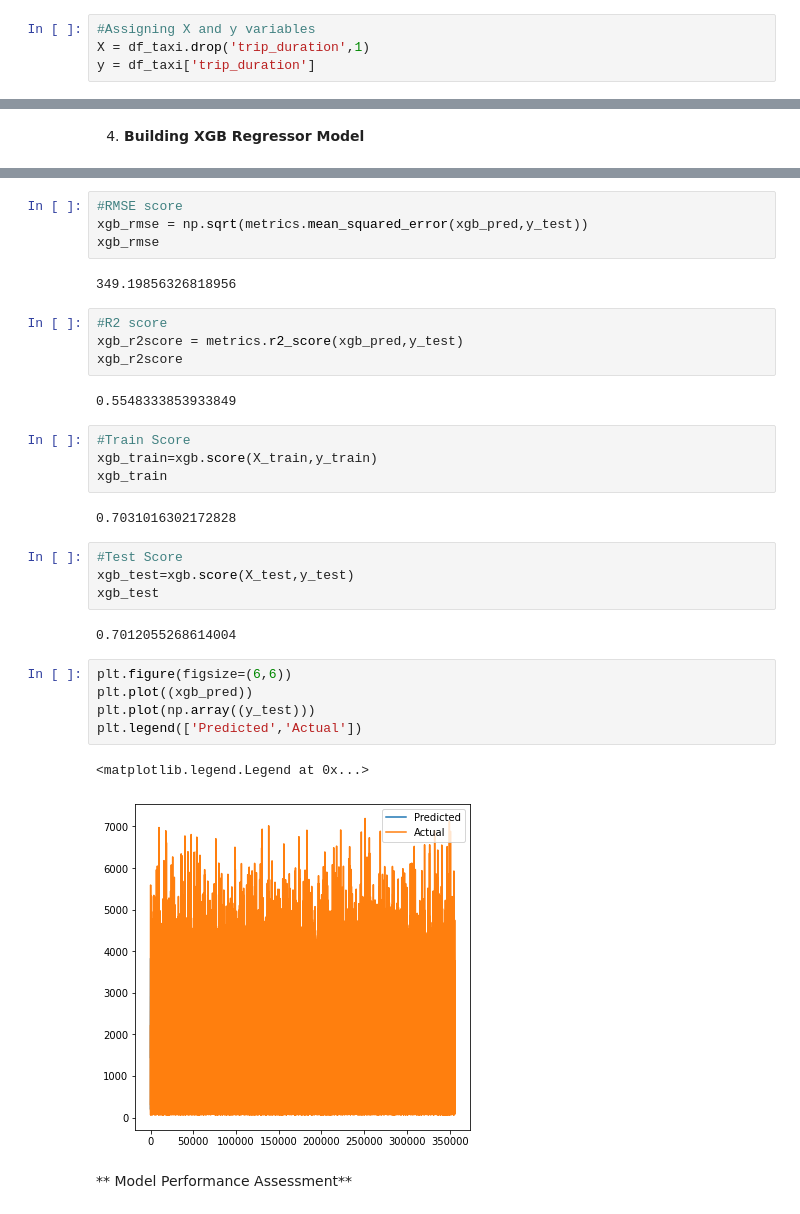
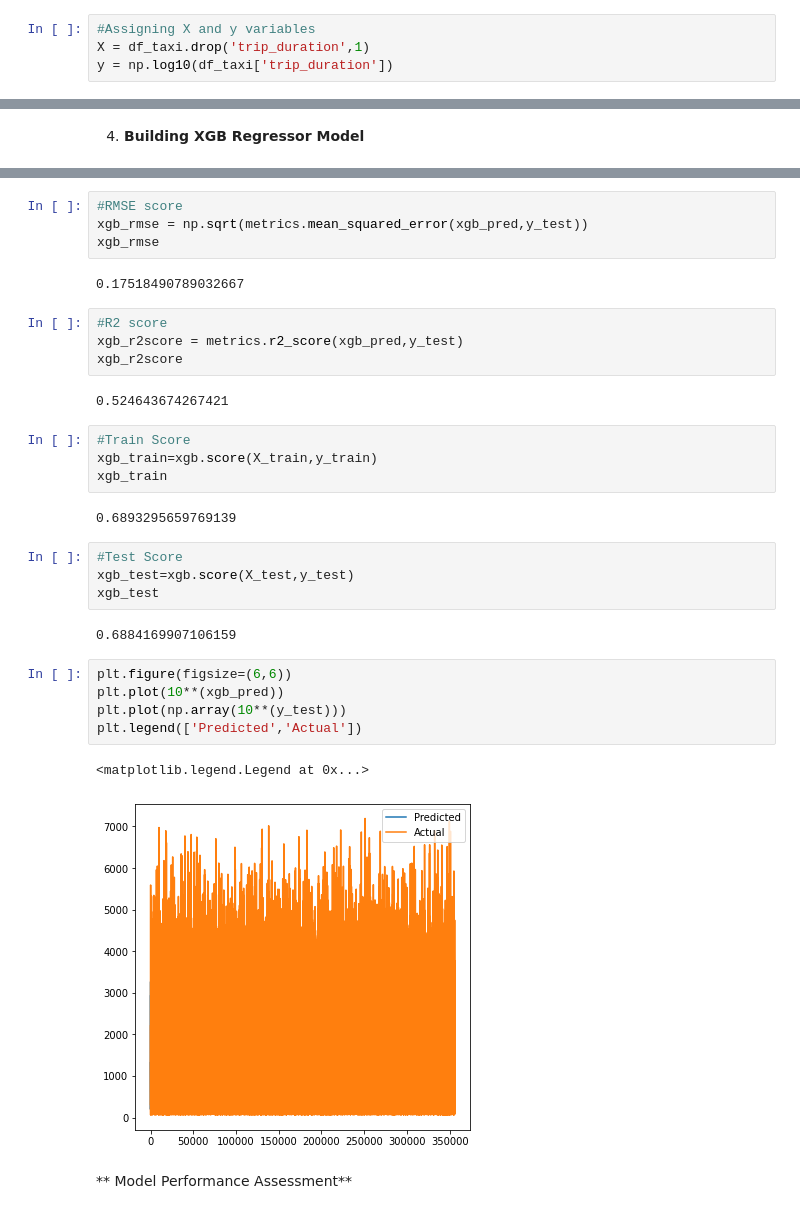
Before and after one commit to SUSOVAN-061/nyc-taxi-trip-ML, a Jupyter notebook: SUSOVAN_NYC_Taxi_Trip_Time_Prediction_Capstone_Project.ipynb, the cells around one changed output, grey strips where cells are left out. Saved outputs shown, nothing was run; the diff lists cells and outputs as text.

```diff
--- a/SUSOVAN_NYC_Taxi_Trip_Time_Prediction_Capstone_Project.ipynb
+++ b/SUSOVAN_NYC_Taxi_Trip_Time_Prediction_Capstone_Project.ipynb
@@ -586,7 +584,7 @@ from sklearn.metrics import mean_absolute_error
 # %%
 #Assigning X and y variables
 X = df_taxi.drop('trip_duration',1)
-y = df_taxi['trip_duration']
+y = np.log10(df_taxi['trip_duration'])
 # %%
 #Splitting the dataset into train and test
 X_train,X_test,y_train,y_test = train_test_split(X,y,test_size=0.25,random_state=0)
@@ -811,33 +813,33 @@ xgb_pred=xgb.predict(X_test)
 xgb_rmse = np.sqrt(metrics.mean_squared_error(xgb_pred,y_test))
 xgb_rmse
 # %% [output]
-349.19856326818956
+0.17518490789032667
 # %%
 #R2 score
 xgb_r2score = metrics.r2_score(xgb_pred,y_test)
 xgb_r2score
 # %% [output]
-0.5548333853933849
+0.524643674267421
 # %%
 #Train Score
 xgb_train=xgb.score(X_train,y_train)
 xgb_train
 # %% [output]
-0.7031016302172828
+0.6893295659769139
 # %%
 #Test Score
 xgb_test=xgb.score(X_test,y_test)
 xgb_test
 # %% [output]
-0.7012055268614004
+0.6884169907106159
 # %%
 plt.figure(figsize=(6,6))
-plt.plot((xgb_pred))
-plt.plot(np.array((y_test)))
+plt.plot(10**(xgb_pred))
+plt.plot(np.array(10**(y_test)))
 plt.legend(['Predicted','Actual'])
 # %% [output]
 <matplotlib.legend.Legend at 0x...>
-[figure, old version]
+[figure, new version]
 # %% [markdown]
 ** Model Performance Assessment**
 # %%
```
Also changed, not shown: parts of 34 cells of this notebook.
